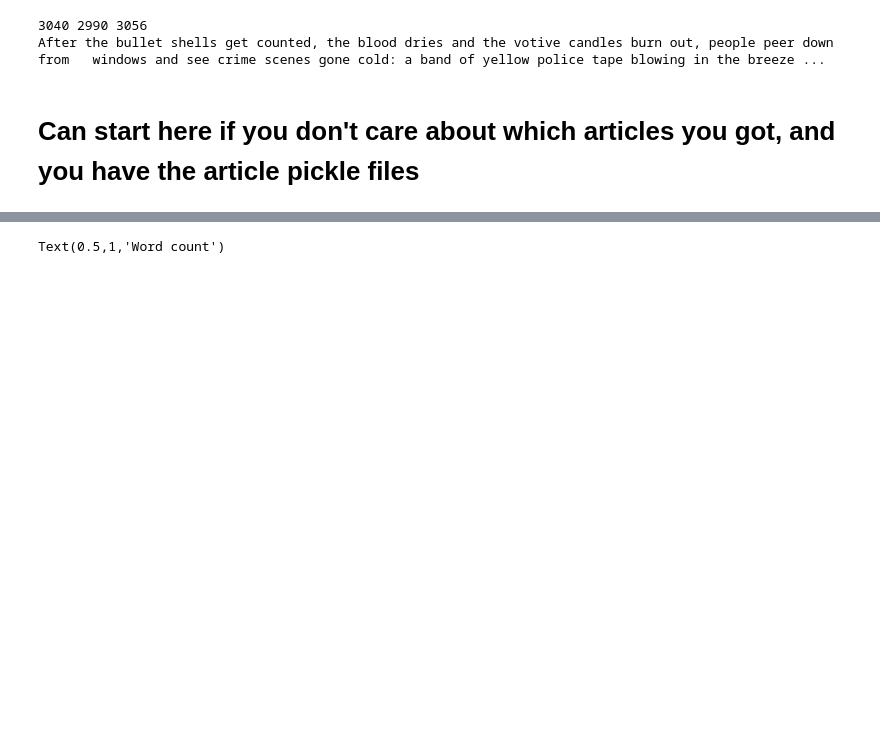
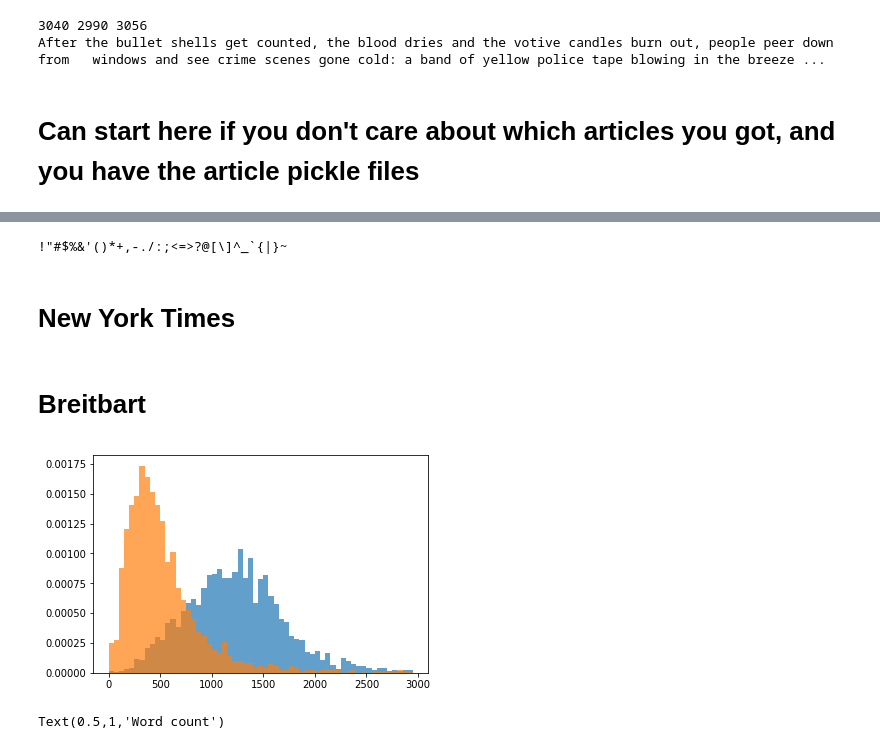
Before and after one commit to jwymbs23/insight, a Jupyter notebook: eda_news_articles.ipynb, the cells around one changed output, grey strips where cells are left out. Drawn from its saved outputs; the diff is of its cells as text; code cells hidden in the pictures; blank space fills up the shorter version.

Commit message:
made publication class

```diff
--- a/eda_news_articles.ipynb
+++ b/eda_news_articles.ipynb
@@ -123,3 +119,78 @@ wapo_wc = [len(text) for text in wapo_word]
+# %%
+translator = str.maketrans('', '', string.punctuation + '”“')
+print(string.punctuation)
+punctuation_set = set(string.punctuation + )
+
+class Publication():
+
+    def __init__(self, pub_id = '', pub_id_list = [], pub_sent = [], pub_word = [], pub_string_count = []):
+        self.publication = pub_id
+        self.id_list = pub_id_list
+        self.sent_tok = pub_sent
+        self.word_tok = pub_word
+        self.string_count = pub_string_count
+
+    def calc_word_count(self):
+        self.word_count = [len(text) for text in self.word_tok]
+
+    def calc_sent_count(self):
+        self.sent_count = [len(text) for text in self.sent_tok]
+
+    def calc_sent_len(self):
+        if not self.word_count:
+            self.calc_word_count()
+        if not self.sent_count:
+            self.calc_sent_count
+        self.sent_len = [i/j for i,j in zip(self.word_count, self.sent_count)]
+
+    def calc_unique_words(self):
+        self.unique_wc = [len(set([word for word in text if word not in punctuation_set])) for text in self.word_tok]
+        self.unique_word_frac = [float(i/j) for i,j in zip(self.unique_wc, self.word_count)]
+
+    def calc_word_length(self):
+        self.word_len = [np.mean([len(word) for word in text if word not in punctuation_set]) for text in self.word_tok]
+
+    def calc_sent_len_std(self):
+        self.sent_len_std = [np.std([len(sent) for sent in text]) for text in self.sent_tok]
+
+    def calc_cps(self):
+        if not self.sent_count:
+            self.calc_sent_count()
+        self.cps = [counter[',']/sent_num for counter, sent_num in zip(self.string_count, self.sent_count)]
+# %% [output]
+!"#$%&'()*+,-./:;<=>?@[\]^_`{|}~
+# %% [markdown]
+# New York Times
+# %%
+nyt = Publication("New York Times", nyt_id, nyt_sent, nyt_word, nyt_string_count)
+nyt.calc_word_count()
+nyt.calc_sent_count()
+nyt.calc_sent_len()
+nyt.calc_unique_words()
+nyt.calc_word_length()
+nyt.calc_sent_len_std()
+nyt.calc_cps()
+#for i in [nyt]:
+#    print(i.word_count)
+#print([i - j for i,j in zip(nyt_wc, nyt.word_count)])
+#breit_wc = [len(text) for text in breit_word]
+#wapo_wc = [len(text) for text in wapo_word]
+# %% [markdown]
+# Breitbart
+# %%
+breit = Publication("Breitbart", breit_id, breit_sent, breit_word, breit_string_count)
+breit.calc_word_count()
+breit.calc_sent_count()
+breit.calc_sent_len()
+breit.calc_unique_words()
+breit.calc_word_length()
+breit.calc_sent_len_std()
+breit.calc_cps()
+# %%
+for i in [nyt, breit]:
+    plt.hist(i.word_count, bins = list(range(0,3000,50)), normed = True, alpha = 0.7)
+# %% [output]
+[figure, added]
 # %%
 plt.hist(nyt_wc, bins = list(range(0,2500,50)),   normed = True, alpha = 0.7)
 plt.hist(breit_wc, bins = list(range(0,2500,50)), normed = True, alpha = 0.7)
```
Also changed, not shown: parts of 12 cells of this notebook.
